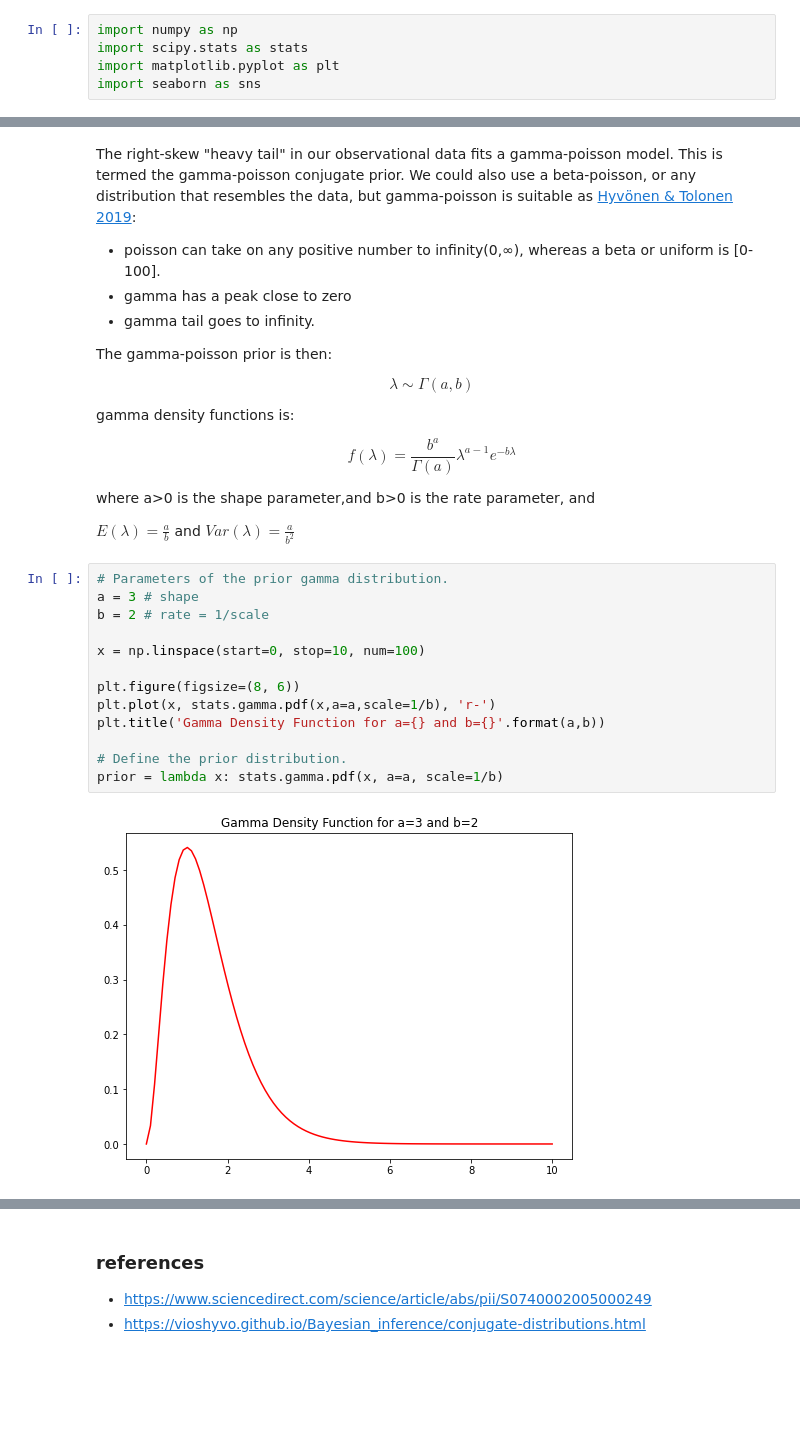
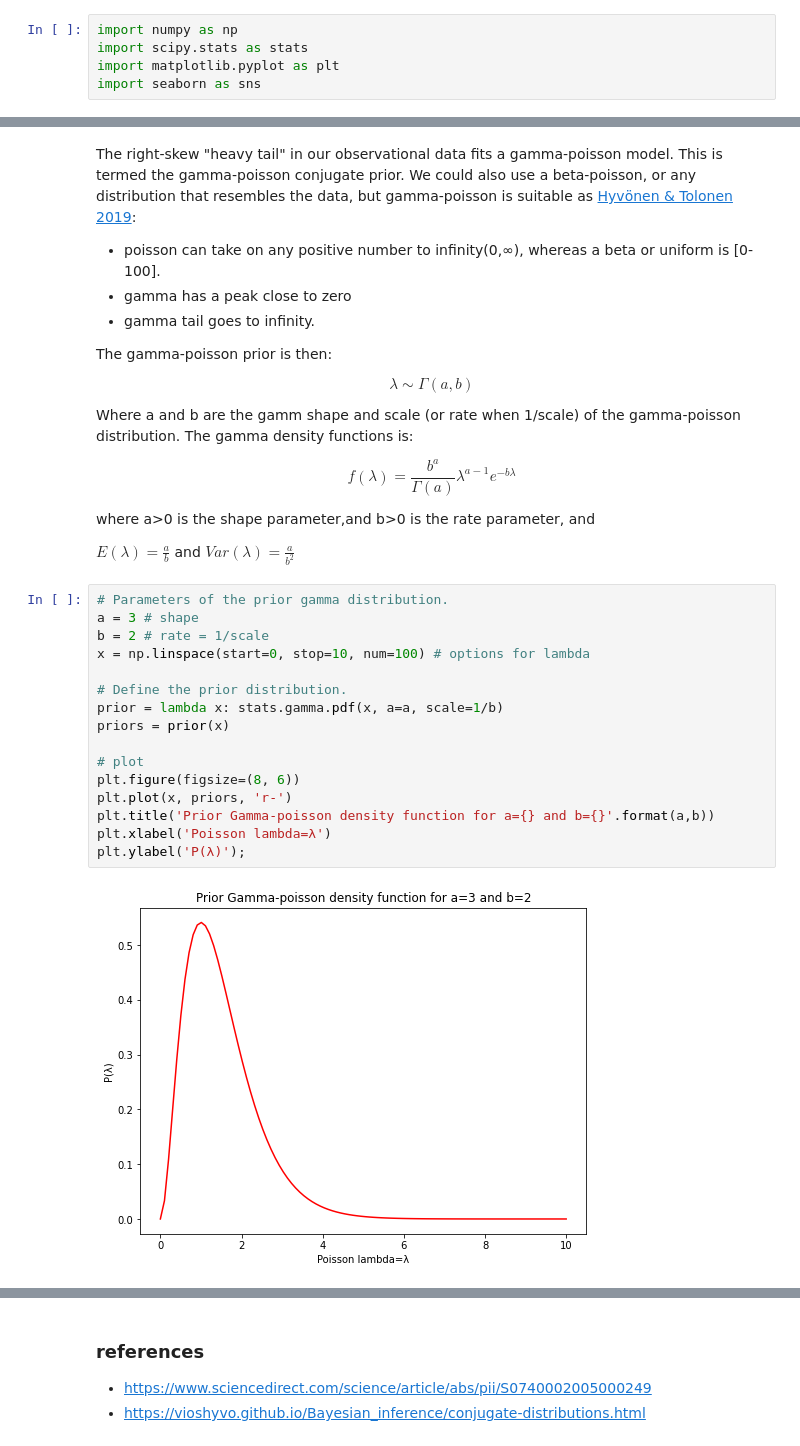
Before and after one commit to bpostance/learn_data_science, a Jupyter notebook: statistics/bayesian-inference/02.2.bayesian-inference-pymc3-gamma-poisson.ipynb, the cells around one changed output, grey strips where cells are left out. Saved outputs shown, nothing was run; the diff lists cells and outputs as text; blank space fills up the shorter version.

Commit message:
Update: poisson bayes

```diff
--- a/statistics/bayesian-inference/02.2.bayesian-inference-pymc3-gamma-poisson.ipynb
+++ b/statistics/bayesian-inference/02.2.bayesian-inference-pymc3-gamma-poisson.ipynb
@@ -84,7 +81,7 @@ The gamma-poisson prior is then:
 
 $$λ∼Γ(a,b)$$
 
-gamma density functions is:
+Where a and b are the gamm shape and scale (or rate when 1/scale)  of the gamma-poisson distribution. The gamma density functions is:
 
 $$f(λ)=\frac{b^a}{Γ(a)}λ^{a−1}e^{−bλ}$$
 
@@ -94,15 +91,18 @@ $E(λ)=\frac{a}{b}$ and $Var(λ)=\frac{a}{b^2}$
 # %%
 # Parameters of the prior gamma distribution.
 a = 3 # shape
 b = 2 # rate = 1/scale
-
-x = np.linspace(start=0, stop=10, num=100)
-
-plt.figure(figsize=(8, 6))
-plt.plot(x, stats.gamma.pdf(x,a=a,scale=1/b), 'r-')
-plt.title('Gamma Density Function for a={} and b={}'.format(a,b))
+x = np.linspace(start=0, stop=10, num=100) # options for lambda
 
 # Define the prior distribution.
 prior = lambda x: stats.gamma.pdf(x, a=a, scale=1/b)
+priors = prior(x)
+
+# plot
+plt.figure(figsize=(8, 6))
+plt.plot(x, priors, 'r-')
+plt.title('Prior Gamma-poisson density function for a={} and b={}'.format(a,b))
+plt.xlabel('Poisson lambda=λ')
+plt.ylabel('P(λ)');
 # %% [output]
-[figure, old version]
+[figure, new version]
```
Also changed, not shown: parts of 11 cells of this notebook.
